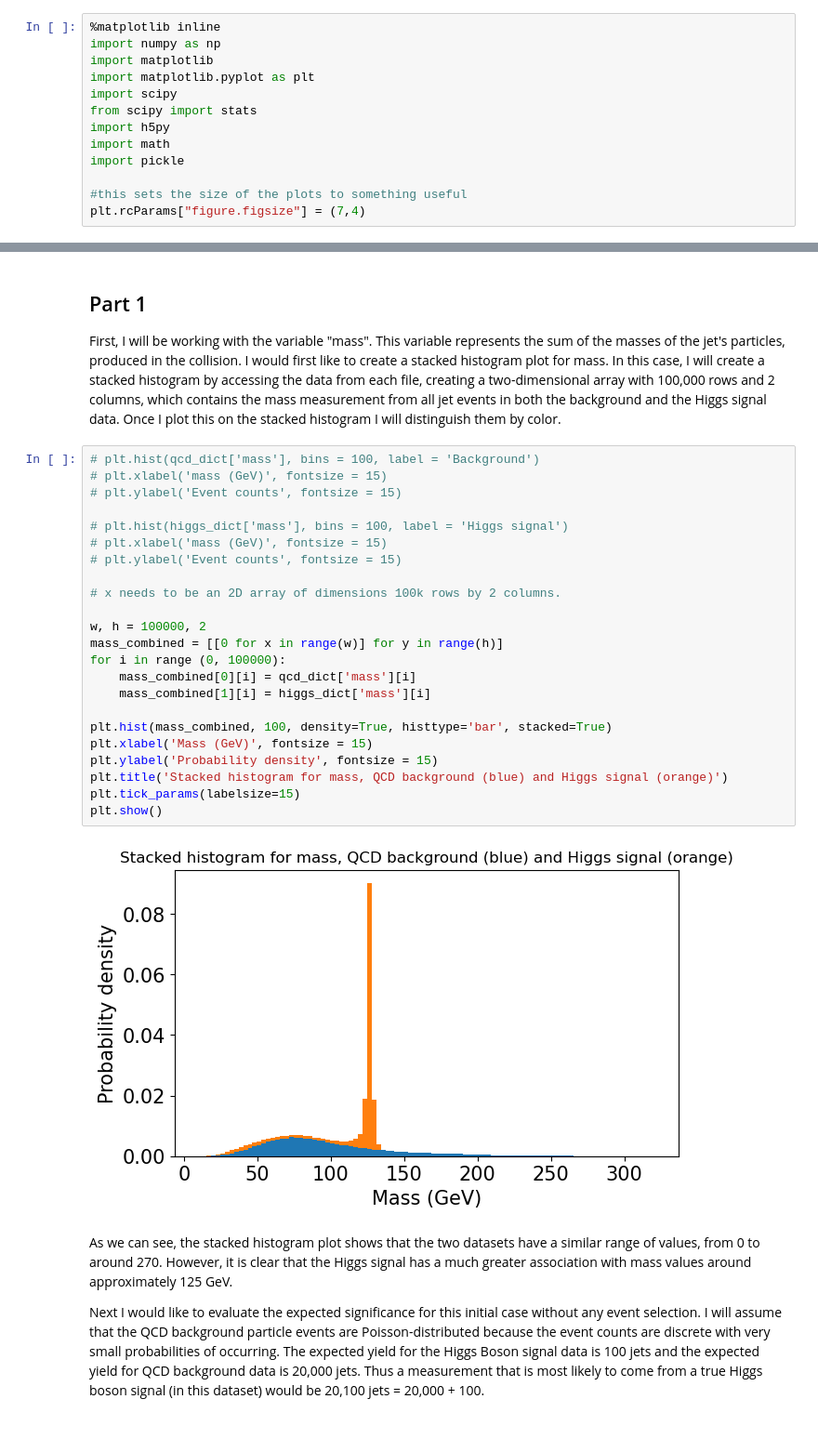
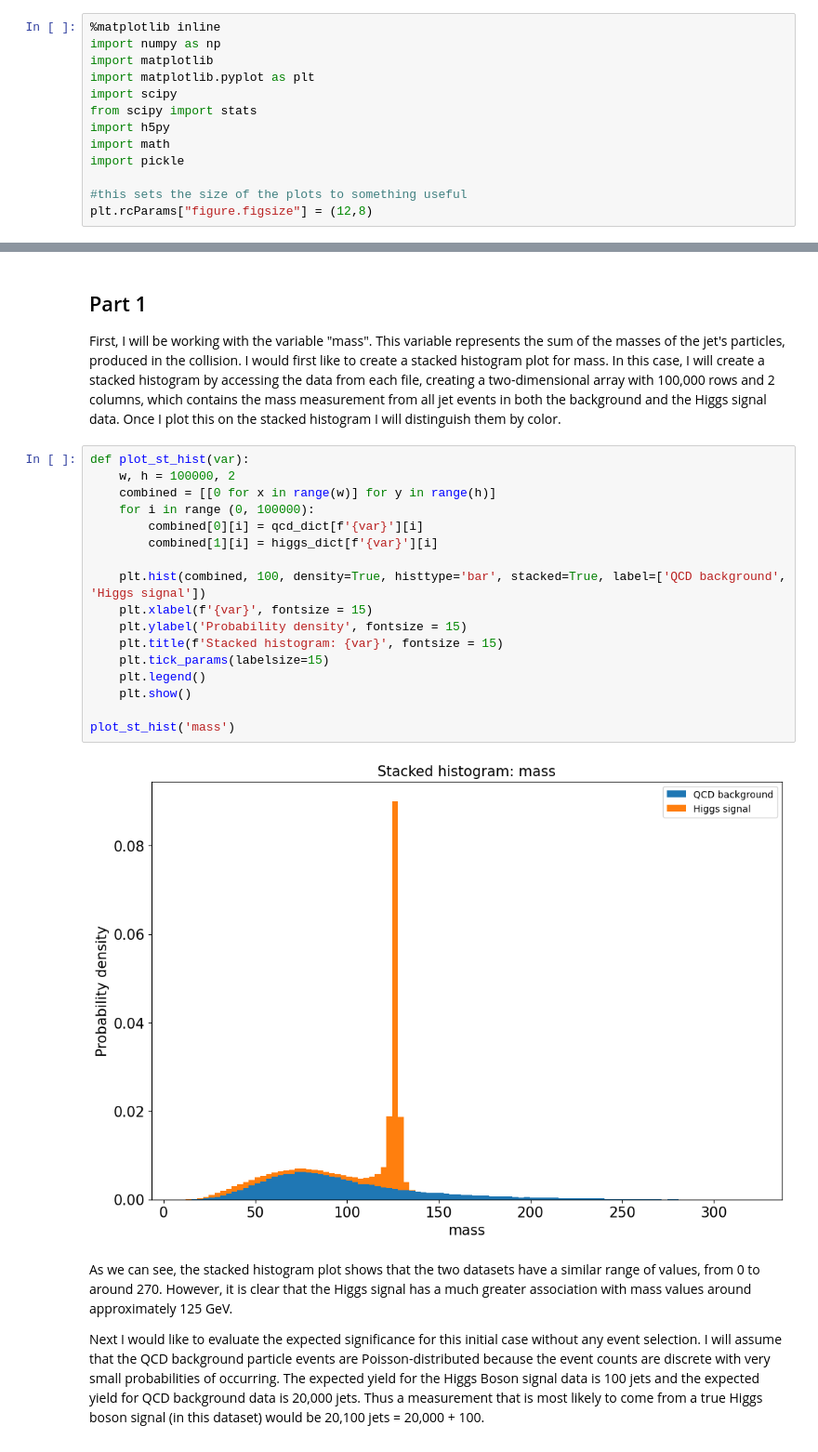
Before and after one commit to jenniv27/phys434, a Jupyter notebook: Labs/Lab7and8.ipynb, the cells around one changed output, grey strips where cells are left out. Shown at 93% size. Drawn from its saved outputs; the diff is of its cells as text.

Commit message:
completed coding for problem 2 and 3, need to do write up

```diff
--- a/Labs/Lab7and8.ipynb
+++ b/Labs/Lab7and8.ipynb
@@ -26,7 +35,7 @@ import math
 import pickle
 
 #this sets the size of the plots to something useful
-plt.rcParams["figure.figsize"] = (7,4)
+plt.rcParams["figure.figsize"] = (12,8)
 # %%
 # import library
 import pickle
@@ -42,30 +51,24 @@ higgs_dict = pickle.load(infile)
 ## Part 1
 First, I will be working with the variable "mass". This variable represents the sum of the masses of the jet's particles, produced in the collision. I would first like to create a stacked histogram plot for mass. In this case, I will create a stacked histogram by accessing the data from each file, creating a two-dimensional array with 100,000 rows and 2 columns, which contains the mass measurement from all jet events in both the background and the Higgs signal data. Once I plot this on the stacked histogram I will distinguish them by color.
 # %%
-# plt.hist(qcd_dict['mass'], bins = 100, label = 'Background')
-# plt.xlabel('mass (GeV)', fontsize = 15)
-# plt.ylabel('Event counts', fontsize = 15)
+def plot_st_hist(var):
+    w, h = 100000, 2
+    combined = [[0 for x in range(w)] for y in range(h)]
+    for i in range (0, 100000):
+        combined[0][i] = qcd_dict[f'{var}'][i]
+        combined[1][i] = higgs_dict[f'{var}'][i]
 
-# plt.hist(higgs_dict['mass'], bins = 100, label = 'Higgs signal')
-# plt.xlabel('mass (GeV)', fontsize = 15)
-# plt.ylabel('Event counts', fontsize = 15)
+    plt.hist(combined, 100, density=True, histtype='bar', stacked=True, label=['QCD background', 'Higgs signal'])
+    plt.xlabel(f'{var}', fontsize = 15)
+    plt.ylabel('Probability density', fontsize = 15)
+    plt.title(f'Stacked histogram: {var}', fontsize = 15)
+    plt.tick_params(labelsize=15)
+    plt.legend()
+    plt.show()
 
-# x needs to be an 2D array of dimensions 100k rows by 2 columns.
-
-w, h = 100000, 2
-mass_combined = [[0 for x in range(w)] for y in range(h)]
-for i in range (0, 100000):
-    mass_combined[0][i] = qcd_dict['mass'][i]
-    mass_combined[1][i] = higgs_dict['mass'][i]
-
-plt.hist(mass_combined, 100, density=True, histtype='bar', stacked=True)
-plt.xlabel('Mass (GeV)', fontsize = 15)
-plt.ylabel('Probability density', fontsize = 15)
-plt.title('Stacked histogram for mass, QCD background (blue) and Higgs signal (orange)')
-plt.tick_params(labelsize=15)
-plt.show()
+plot_st_hist('mass')
 # %% [output]
-[figure, old version]
+[figure, new version]
 # %% [markdown]
 As we can see, the stacked histogram plot shows that the two datasets have a similar range of values, from 0 to around 270. However, it is clear that the Higgs signal has a much greater association with mass values around approximately 125 GeV.
 
```
Also changed, not shown: parts of 21 cells of this notebook.
